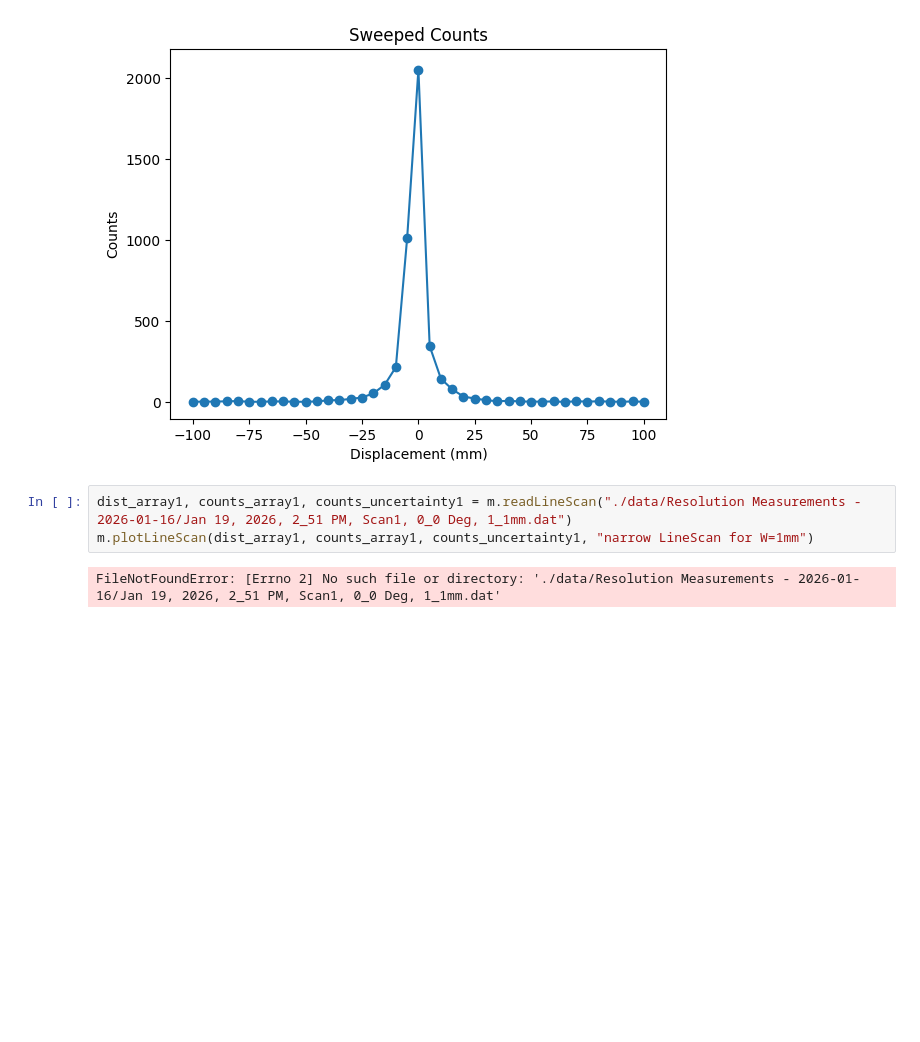
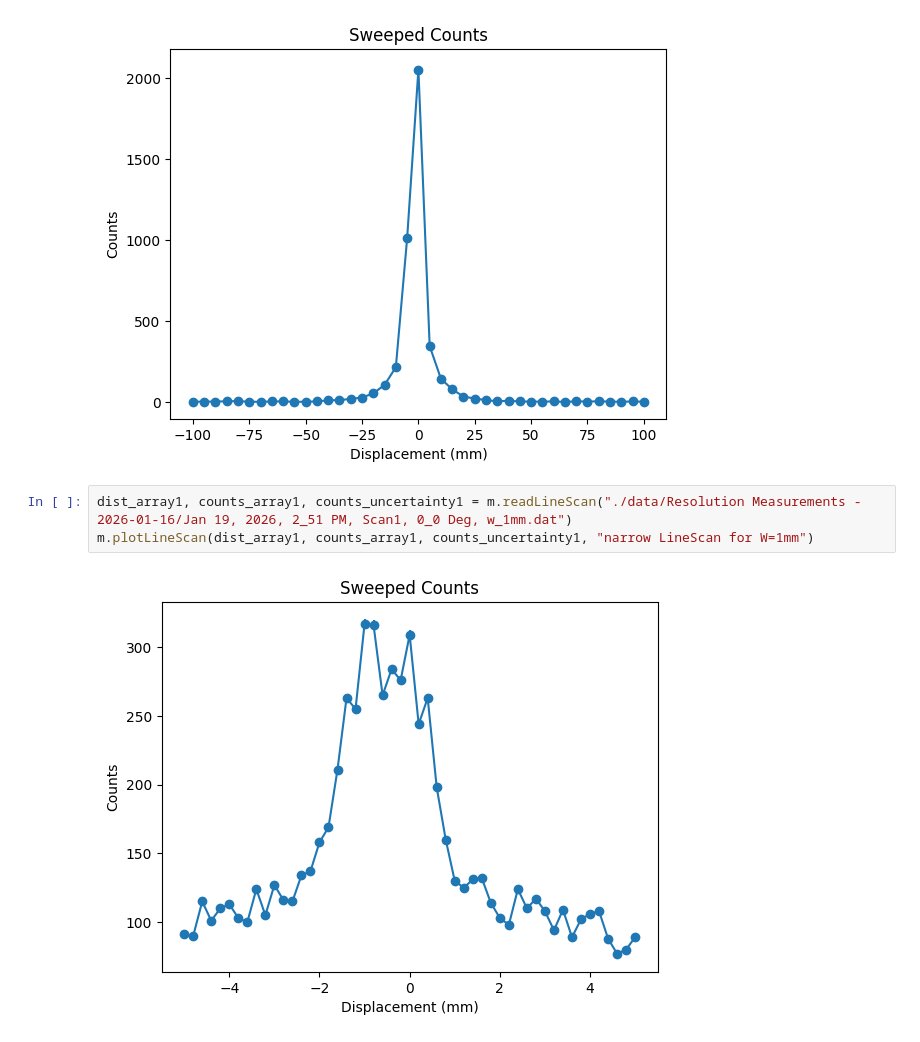
Before and after one commit to MarkZhit/PHYS409-PET, a Jupyter notebook: DrawScan.ipynb, the cells around one changed output. Drawn from its saved outputs; the diff is of its cells as text; blank space fills up the shorter version.

```diff
--- a/DrawScan.ipynb
+++ b/DrawScan.ipynb
@@ -11,10 +11,10 @@ m.plotLineScan(dist_array, counts_array, counts_uncertainty, "Wide LineScan for
 # %% [output]
 [figure]
 # %%
-dist_array1, counts_array1, counts_uncertainty1 = m.readLineScan("./data/Resolution Measurements - 2026-01-16/Jan 19, 2026, 2_51 PM, Scan1, 0_0 Deg, 1_1mm.dat")
+dist_array1, counts_array1, counts_uncertainty1 = m.readLineScan("./data/Resolution Measurements - 2026-01-16/Jan 19, 2026, 2_51 PM, Scan1, 0_0 Deg, w_1mm.dat")
 m.plotLineScan(dist_array1, counts_array1, counts_uncertainty1, "narrow LineScan for W=1mm")
 # %% [output]
-FileNotFoundError: [Errno 2] No such file or directory: './data/Resolution Measurements - 2026-01-16/Jan 19, 2026, 2_51 PM, Scan1, 0_0 Deg, 1_1mm.dat'
+[figure, added]
 # %%
 
 plt.figure()
```
Also changed, not shown: parts of 2 cells of this notebook, 26 other files.
